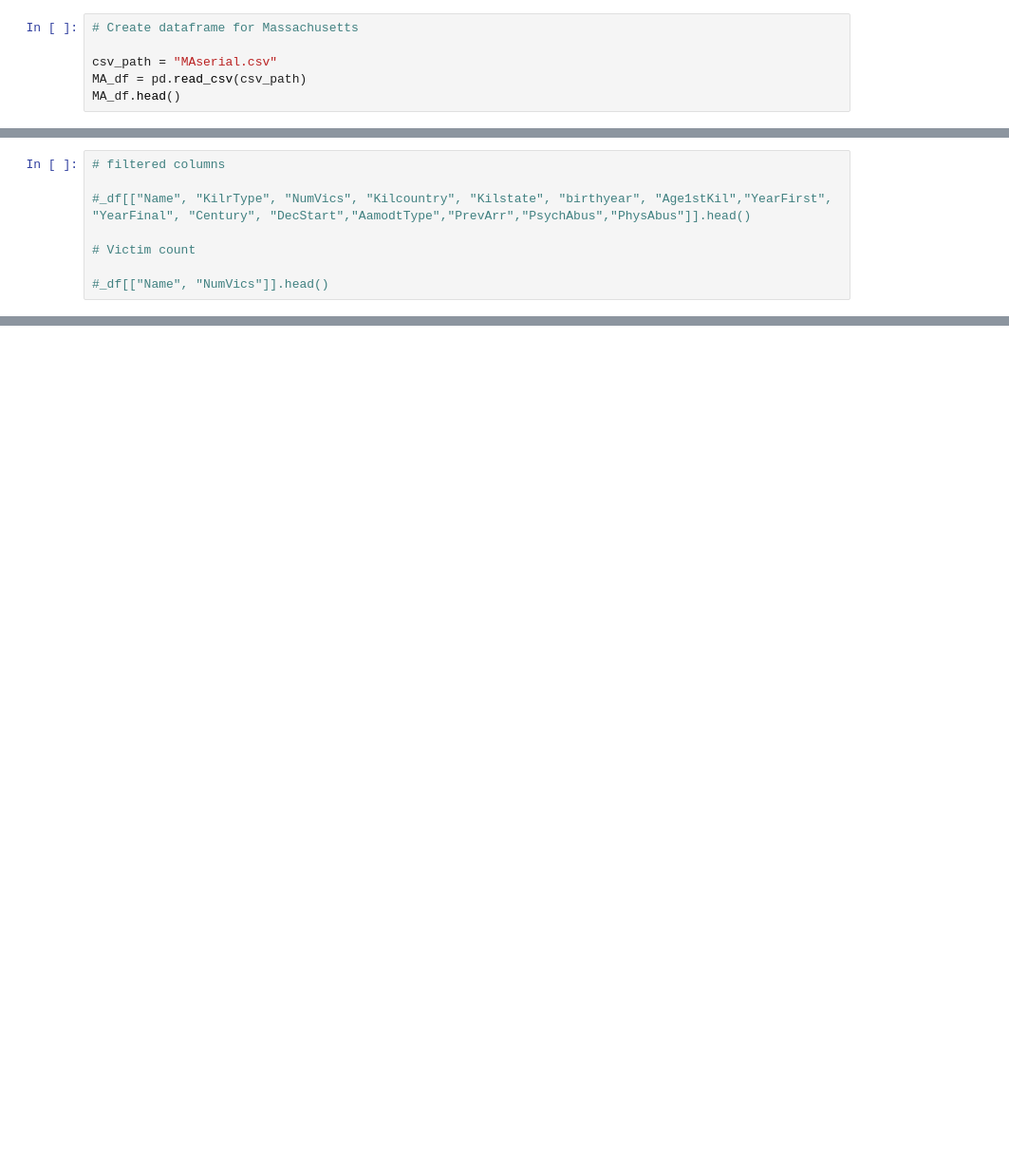
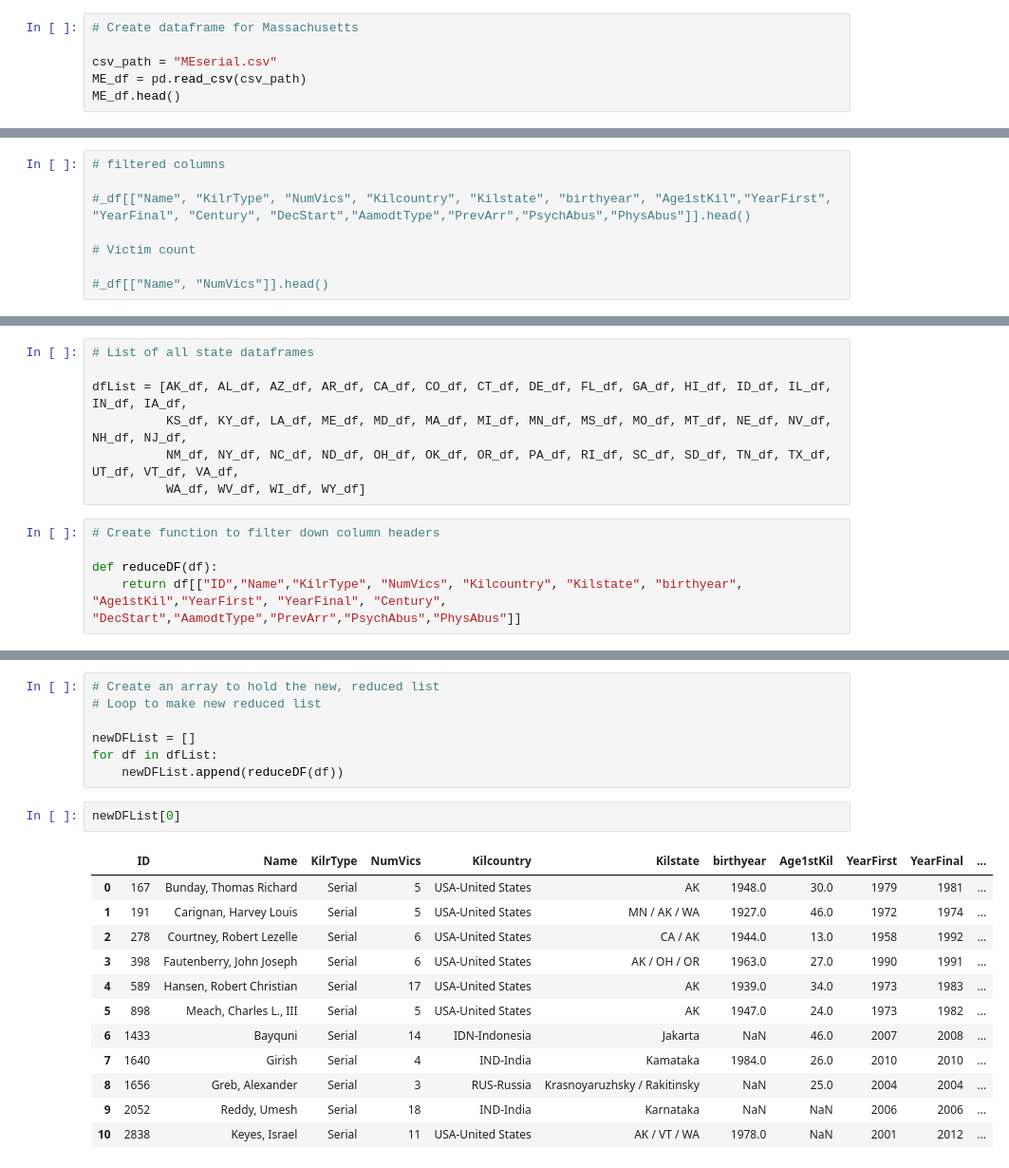
Before and after one commit to jjustin25/Crime-Project-1, a Jupyter notebook: SK_df.ipynb, the cells around one changed output, grey strips where cells are left out. Shown at 95% size. Cells and saved outputs as stored; diff of their text form; blank space fills up the shorter version.

Commit message:
updated notebook with function to call for list of states

```diff
--- a/SK_df.ipynb
+++ b/SK_df.ipynb
@@ -203,6 +654,6 @@ MD_df.head()
 # %%
 # Create dataframe for Massachusetts
 
-csv_path = "MAserial.csv"
-MA_df = pd.read_csv(csv_path)
-MA_df.head()
+csv_path = "MEserial.csv"
+ME_df = pd.read_csv(csv_path)
+ME_df.head()
@@ -400,0 +1607,12 @@ _df[["Name", "KilrType", "NumVics", "Kilcountry", "Kilstate", "birthyear", "Age1
+# %%
+# List of all state dataframes
+
+dfList = [AK_df, AL_df, AZ_df, AR_df, CA_df, CO_df, CT_df, DE_df, FL_df, GA_df, HI_df, ID_df, IL_df, IN_df, IA_df,
+          KS_df, KY_df, LA_df, ME_df, MD_df, MA_df, MI_df, MN_df, MS_df, MO_df, MT_df, NE_df, NV_df, NH_df, NJ_df,
+          NM_df, NY_df, NC_df, ND_df, OH_df, OK_df, OR_df, PA_df, RI_df, SC_df, SD_df, TN_df, TX_df, UT_df, VT_df, VA_df,
+          WA_df, WV_df, WI_df, WY_df]
+# %%
+# Create function to filter down column headers
+
+def reduceDF(df):
+    return df[["ID","Name","KilrType", "NumVics", "Kilcountry", "Kilstate", "birthyear", "Age1stKil","YearFirst", "YearFinal", "Century", "DecStart","AamodtType","PrevArr","PsychAbus","PhysAbus"]]
@@ -400,0 +1628,22 @@ _df[["Name", "KilrType", "NumVics", "Kilcountry", "Kilstate", "birthyear", "Age1
+# %%
+# Create an array to hold the new, reduced list
+# Loop to make new reduced list
+
+newDFList = []
+for df in dfList:
+    newDFList.append(reduceDF(df))
+# %%
+newDFList[0]
+# %% [output]
+|  | ID | Name | KilrType | NumVics | Kilcountry | Kilstate | birthyear | Age1stKil | YearFirst | YearFinal | ... |
+| 0 | 167 | Bunday, Thomas Richard | Serial | 5 | USA-United States | AK | 1948.0 | 30.0 | 1979 | 1981 | ... |
+| 1 | 191 | Carignan, Harvey Louis | Serial | 5 | USA-United States | MN / AK / WA | 1927.0 | 46.0 | 1972 | 1974 | ... |
+| 2 | 278 | Courtney, Robert Lezelle | Serial | 6 | USA-United States | CA / AK | 1944.0 | 13.0 | 1958 | 1992 | ... |
+| 3 | 398 | Fautenberry, John Joseph | Serial | 6 | USA-United States | AK / OH / OR | 1963.0 | 27.0 | 1990 | 1991 | ... |
+| 4 | 589 | Hansen, Robert Christian | Serial | 17 | USA-United States | AK | 1939.0 | 34.0 | 1973 | 1983 | ... |
+| 5 | 898 | Meach, Charles L., III | Serial | 5 | USA-United States | AK | 1947.0 | 24.0 | 1973 | 1982 | ... |
+| 6 | 1433 | Bayquni | Serial | 14 | IDN-Indonesia | Jakarta | NaN | 46.0 | 2007 | 2008 | ... |
+| 7 | 1640 | Girish | Serial | 4 | IND-India | Kamataka | 1984.0 | 26.0 | 2010 | 2010 | ... |
+| 8 | 1656 | Greb, Alexander | Serial | 3 | RUS-Russia | Krasnoyaruzhsky / Rakitinsky | NaN | 25.0 | 2004 | 2004 | ... |
+| 9 | 2052 | Reddy, Umesh | Serial | 18 | IND-India | Karnataka | NaN | NaN | 2006 | 2006 | ... |
+| 10 | 2838 | Keyes, Israel | Serial | 11 | USA-United States | AK / VT / WA | 1978.0 | NaN | 2001 | 2012 | ... |
```
Also changed, not shown: parts of 160 cells of this notebook.
